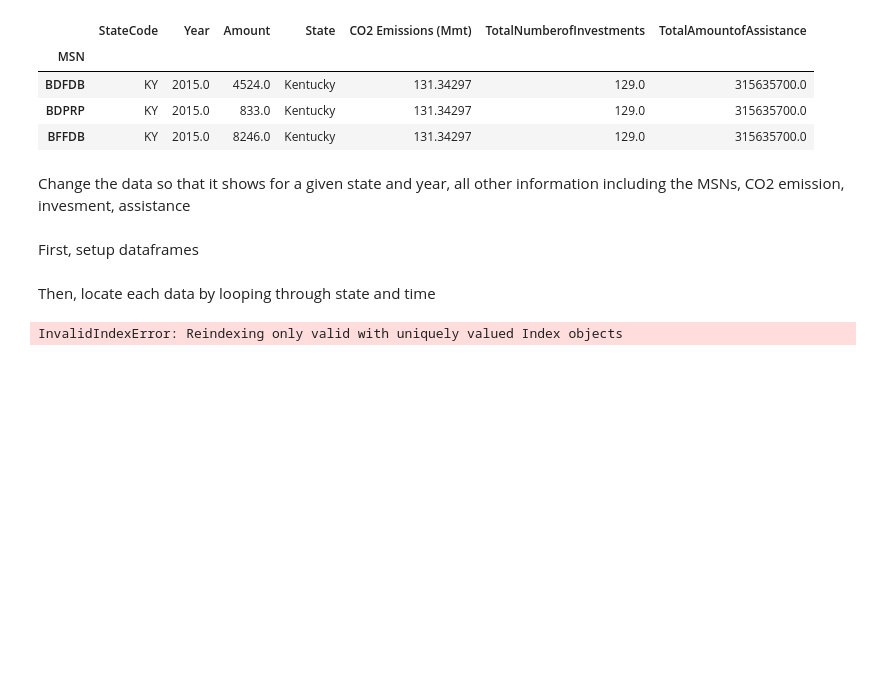
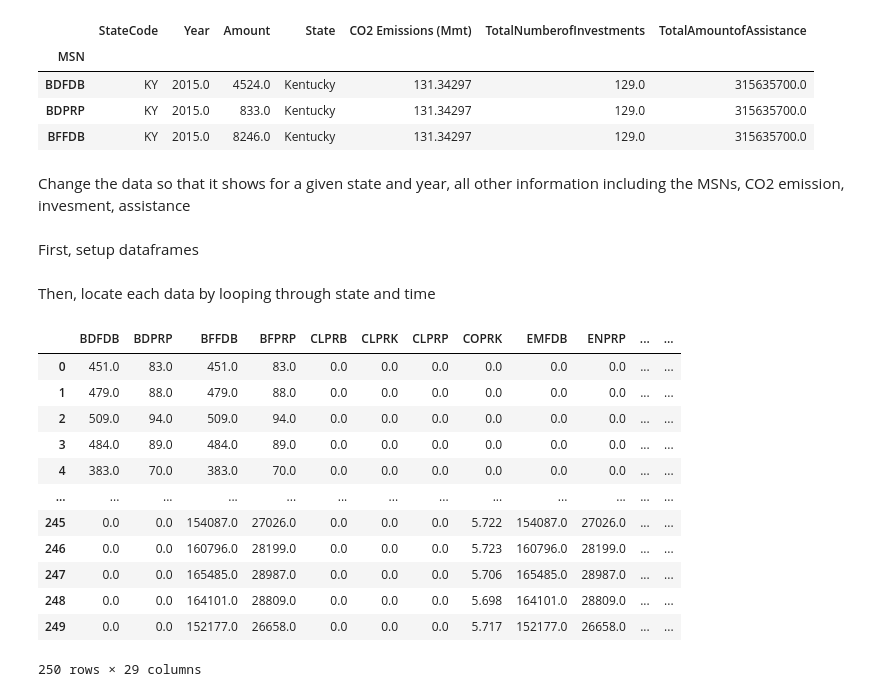
Before and after one commit to EricWithTheC/Datathon-2023-Spring-Dabian, a Jupyter notebook: data_generation.ipynb, the cells around one changed output. Drawn from its saved outputs; the diff is of its cells as text; code cells hidden in the pictures; blank space fills up the shorter version.

```diff
--- a/data_generation.ipynb
+++ b/data_generation.ipynb
@@ -33,31 +33,51 @@ Then, locate each data by looping through state and time
 # %%
 for place in set(oriData['State']):
     state = {'State': place}
 
     for time in set(oriData['Year']):
         year = {'Year': time}
         co2 = {'CO2': oriData[(oriData['State']==place) & (oriData['Year']==time)]['CO2 Emissions (Mmt)'][0]} #?
         inves = {'Invesement': oriData[(oriData['State']==place) & (oriData['Year']==time)]['TotalNumberofInvestments'][0]}
         assi = {'Assistance': oriData[(oriData['State']==place) & (oriData['Year']==time)]['TotalAmountofAssistance'][0]}
 
         #Adding MSN
         msns = oriData.loc[(oriData.State == place) & (oriData.Year == time)]
 
-        msns = msns.transpose()
-        msns = msns.loc['Amount',:]
-        msns = msns.transpose()
+        msns1 = msns.transpose()
+
+        msns2 = msns1.transpose()
+
+        msns3 = msns2.loc[:,'Amount']
         # print(msns)
 
         #add all information to df
-        df = pd.concat([df,msns], axis = 1)
-        # df = pd.concat([df,state], ignore_index = True)
+        df = pd.concat([df,msns3], axis = 1)
+
+
+        state_df = state_df.append(state, ignore_index = True)
         co2_df = co2_df.append(co2, ignore_index = True)
         inves_df = inves_df.append(inves, ignore_index = True)
         assi_df = assi_df.append(assi, ignore_index = True)
         year_df = year_df.append(year, ignore_index = True)
 
+# df to the same form
 df = df.transpose()
 df.index = [i for i in range(250)]
-df.head(10)
+df
+# df = df.transpose()
+# # df.index = [i for i in range(250)]
+# df.head(10)
 # %% [output]
+|  | BDFDB | BDPRP | BFFDB | BFPRP | CLPRB | CLPRK | CLPRP | COPRK | EMFDB | ENPRP | ... | ... |
+| 0 | 451.0 | 83.0 | 451.0 | 83.0 | 0.0 | 0.0 | 0.0 | 0.0 | 0.0 | 0.0 | ... | ... |
+| 1 | 479.0 | 88.0 | 479.0 | 88.0 | 0.0 | 0.0 | 0.0 | 0.0 | 0.0 | 0.0 | ... | ... |
+| 2 | 509.0 | 94.0 | 509.0 | 94.0 | 0.0 | 0.0 | 0.0 | 0.0 | 0.0 | 0.0 | ... | ... |
+| 3 | 484.0 | 89.0 | 484.0 | 89.0 | 0.0 | 0.0 | 0.0 | 0.0 | 0.0 | 0.0 | ... | ... |
+| 4 | 383.0 | 70.0 | 383.0 | 70.0 | 0.0 | 0.0 | 0.0 | 0.0 | 0.0 | 0.0 | ... | ... |
+| ... | ... | ... | ... | ... | ... | ... | ... | ... | ... | ... | ... | ... |
+| 245 | 0.0 | 0.0 | 154087.0 | 27026.0 | 0.0 | 0.0 | 0.0 | 5.722 | 154087.0 | 27026.0 | ... | ... |
+| 246 | 0.0 | 0.0 | 160796.0 | 28199.0 | 0.0 | 0.0 | 0.0 | 5.723 | 160796.0 | 28199.0 | ... | ... |
+| 247 | 0.0 | 0.0 | 165485.0 | 28987.0 | 0.0 | 0.0 | 0.0 | 5.706 | 165485.0 | 28987.0 | ... | ... |
+| 248 | 0.0 | 0.0 | 164101.0 | 28809.0 | 0.0 | 0.0 | 0.0 | 5.698 | 164101.0 | 28809.0 | ... | ... |
+| 249 | 0.0 | 0.0 | 152177.0 | 26658.0 | 0.0 | 0.0 | 0.0 | 5.717 | 152177.0 | 26658.0 | ... | ... |
-InvalidIndexError: Reindexing only valid with uniquely valued Index objects
+250 rows × 29 columns
```
Also changed, not shown: parts of 4 cells of this notebook, 2 other files.
